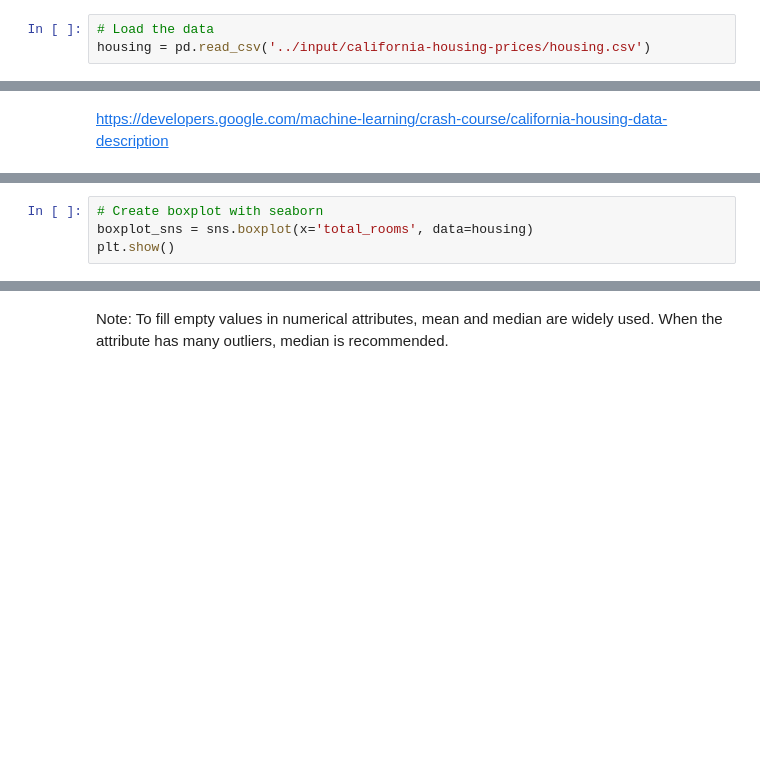
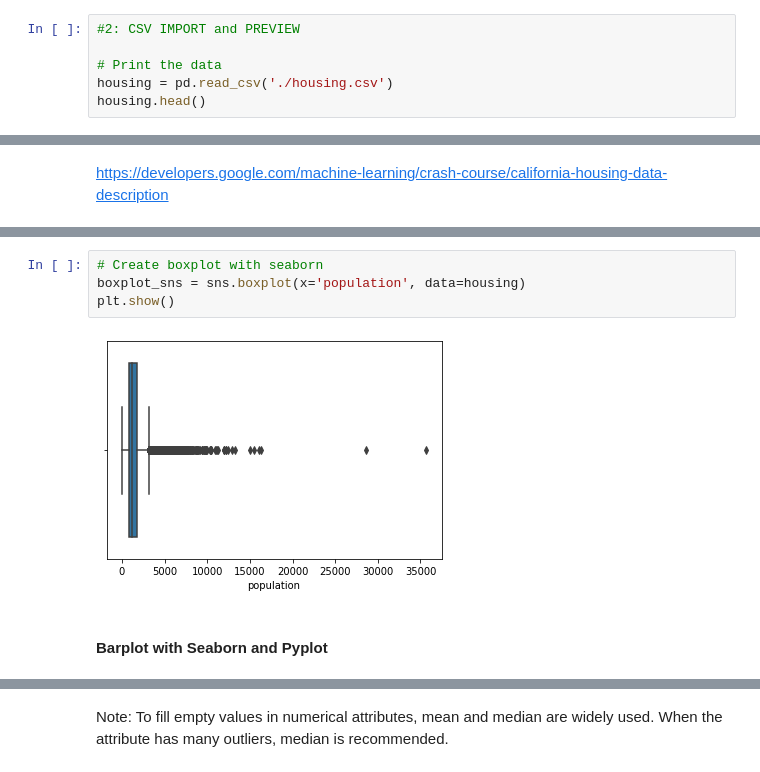
Before and after one commit to andre-nk/olc_california_housing, a Jupyter notebook: day-2-eda.ipynb, the cells around one changed output, grey strips where cells are left out. Cells and saved outputs as stored; diff of their text form; blank space fills up the shorter version.

```diff
--- a/day-2-eda.ipynb
+++ b/day-2-eda.ipynb
@@ -13,5 +13,8 @@ from sklearn.preprocessing import LabelEncoder  # For label encoding in EDA
 from sklearn.utils import resample   # For data sampling in EDA
 from sklearn.utils import shuffle   # For shuffling the data
 # %%
-# Load the data
-housing = pd.read_csv('../input/california-housing-prices/housing.csv')
+#2: CSV IMPORT and PREVIEW
+
+# Print the data
+housing = pd.read_csv('./housing.csv')
+housing.head()
@@ -46,5 +80,9 @@ plt.show()
 # %%
 # Create boxplot with seaborn
-boxplot_sns = sns.boxplot(x='total_rooms', data=housing)
+boxplot_sns = sns.boxplot(x='population', data=housing)
 plt.show()
+# %% [output]
+[figure, added]
+# %% [markdown]
+#### **Barplot with Seaborn and Pyplot**
 # %%
```
Also changed, not shown: parts of 78 cells of this notebook.
